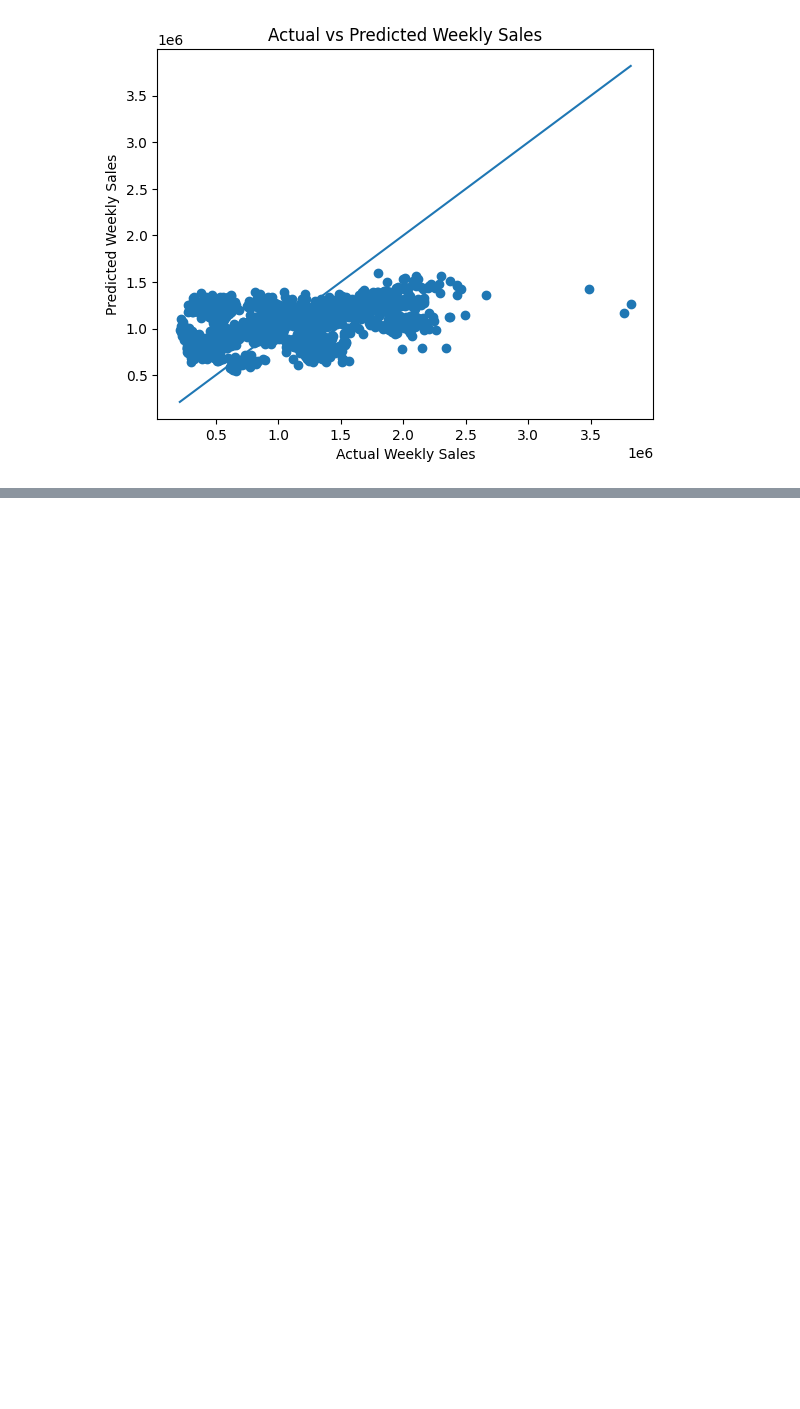
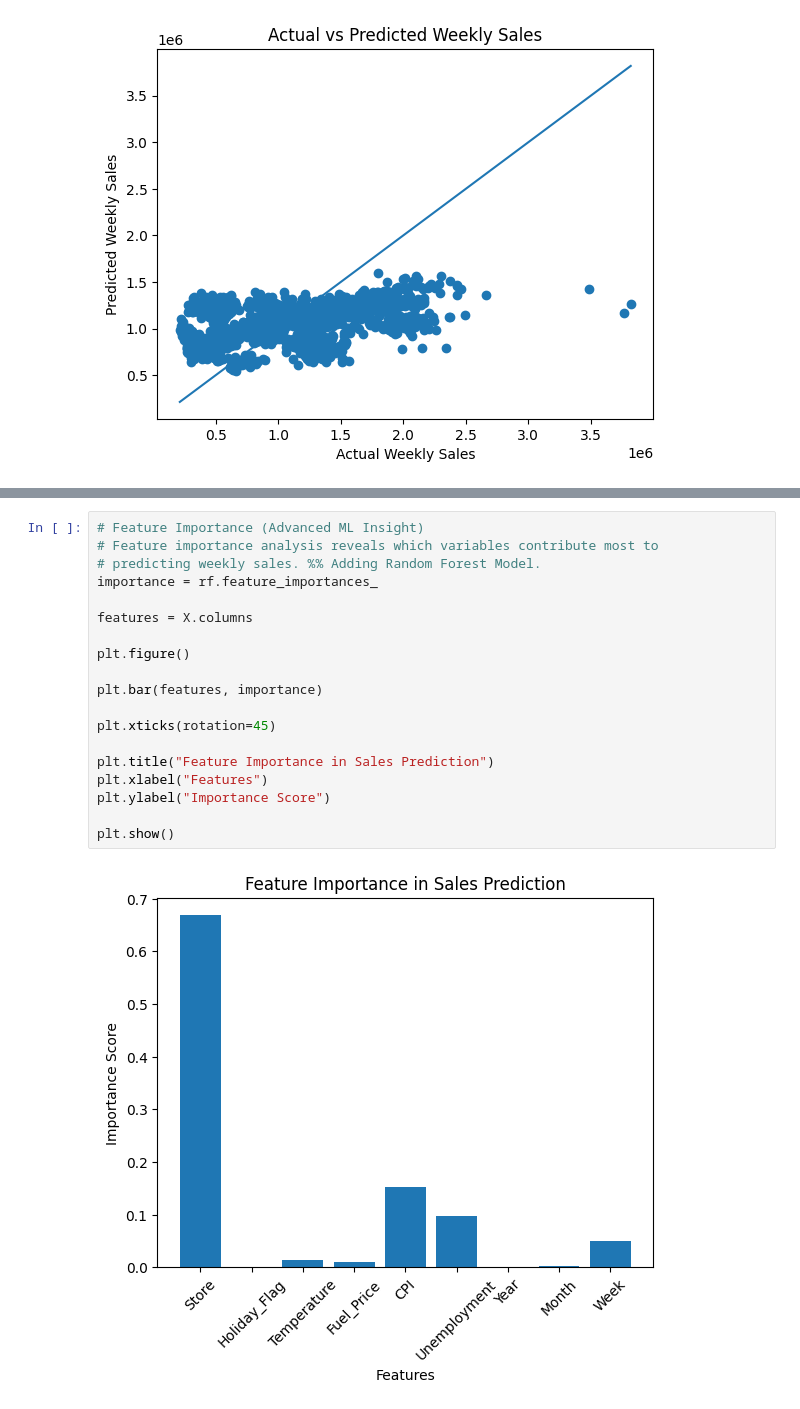
Before and after one commit to Aryansaini-10/FUTURE_ML_01, a Jupyter notebook: sales_forecasting.ipynb, the cells around one changed output, grey strips where cells are left out. Drawn from its saved outputs; the diff is of its cells as text; blank space fills up the shorter version.

```diff
--- a/sales_forecasting.ipynb
+++ b/sales_forecasting.ipynb
@@ -178,0 +220,21 @@ Random Forest R2 Score: 0.9597995147763859
+# %%
+# Feature Importance (Advanced ML Insight)
+# Feature importance analysis reveals which variables contribute most to
+# predicting weekly sales. %% Adding Random Forest Model.
+importance = rf.feature_importances_
+
+features = X.columns
+
+plt.figure()
+
+plt.bar(features, importance)
+
+plt.xticks(rotation=45)
+
+plt.title("Feature Importance in Sales Prediction")
+plt.xlabel("Features")
+plt.ylabel("Importance Score")
+
+plt.show()
+# %% [output]
+[figure, added]
```
Also changed, not shown: parts of 11 cells of this notebook.
